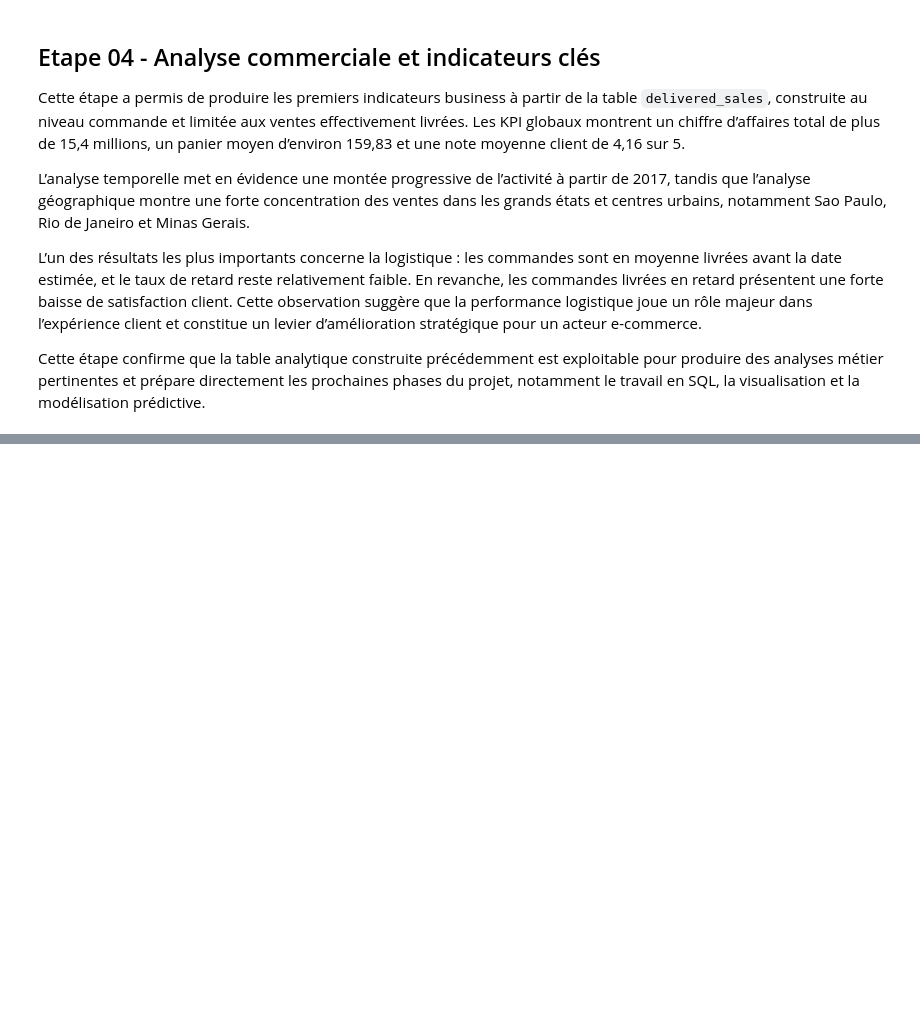
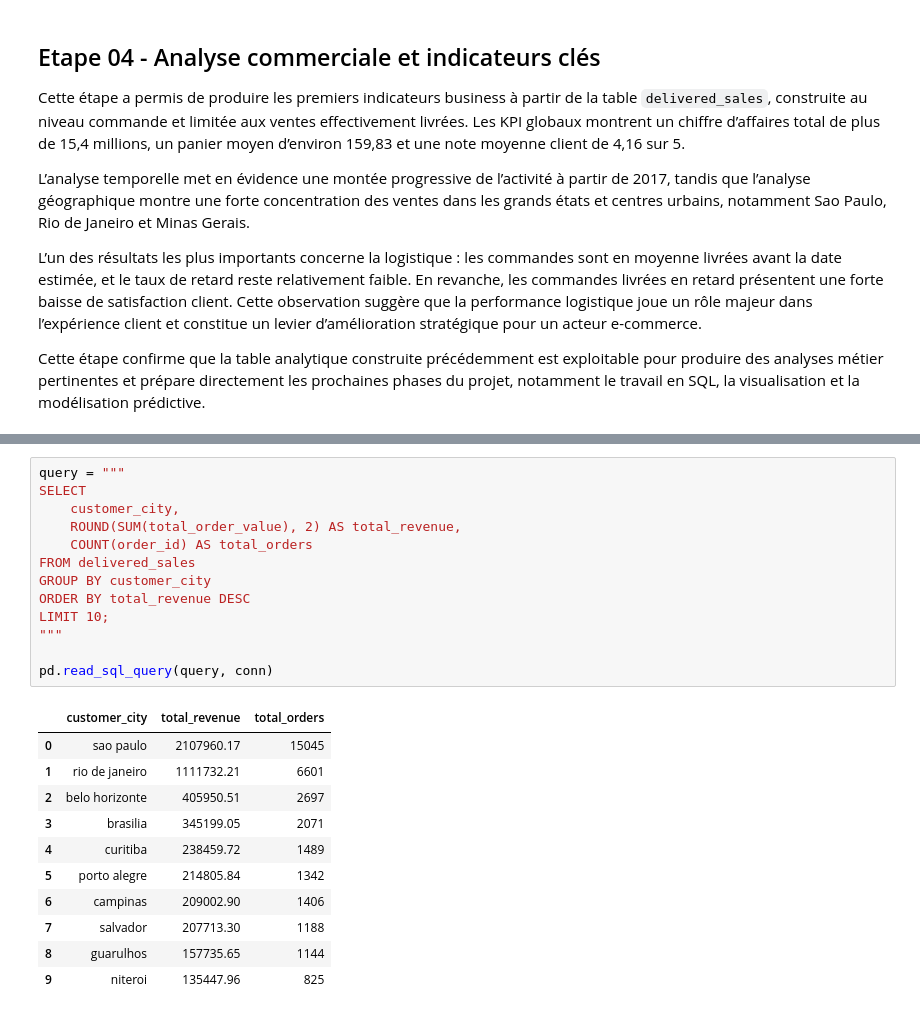
Before and after one commit to paulbelleguic/ecommerce-sales-analytics, a Jupyter notebook: notebooks/01_data_audit.ipynb, the cells around one changed output, grey strips where cells are left out. Drawn from its saved outputs; the diff is of its cells as text; blank space fills up the shorter version.

```diff
--- a/notebooks/01_data_audit.ipynb
+++ b/notebooks/01_data_audit.ipynb
@@ -660,0 +770,25 @@ Cette étape confirme que la table analytique construite précédemment est expl
+# %%
+query = """
+SELECT
+    customer_city,
+    ROUND(SUM(total_order_value), 2) AS total_revenue,
+    COUNT(order_id) AS total_orders
+FROM delivered_sales
+GROUP BY customer_city
+ORDER BY total_revenue DESC
+LIMIT 10;
+"""
+
+pd.read_sql_query(query, conn)
+# %% [output]
+|  | customer_city | total_revenue | total_orders |
+| 0 | sao paulo | 2107960.17 | 15045 |
+| 1 | rio de janeiro | 1111732.21 | 6601 |
+| 2 | belo horizonte | 405950.51 | 2697 |
+| 3 | brasilia | 345199.05 | 2071 |
+| 4 | curitiba | 238459.72 | 1489 |
+| 5 | porto alegre | 214805.84 | 1342 |
+| 6 | campinas | 209002.90 | 1406 |
+| 7 | salvador | 207713.30 | 1188 |
+| 8 | guarulhos | 157735.65 | 1144 |
+| 9 | niteroi | 135447.96 | 825 |
```
Also changed, not shown: parts of 12 cells of this notebook.
